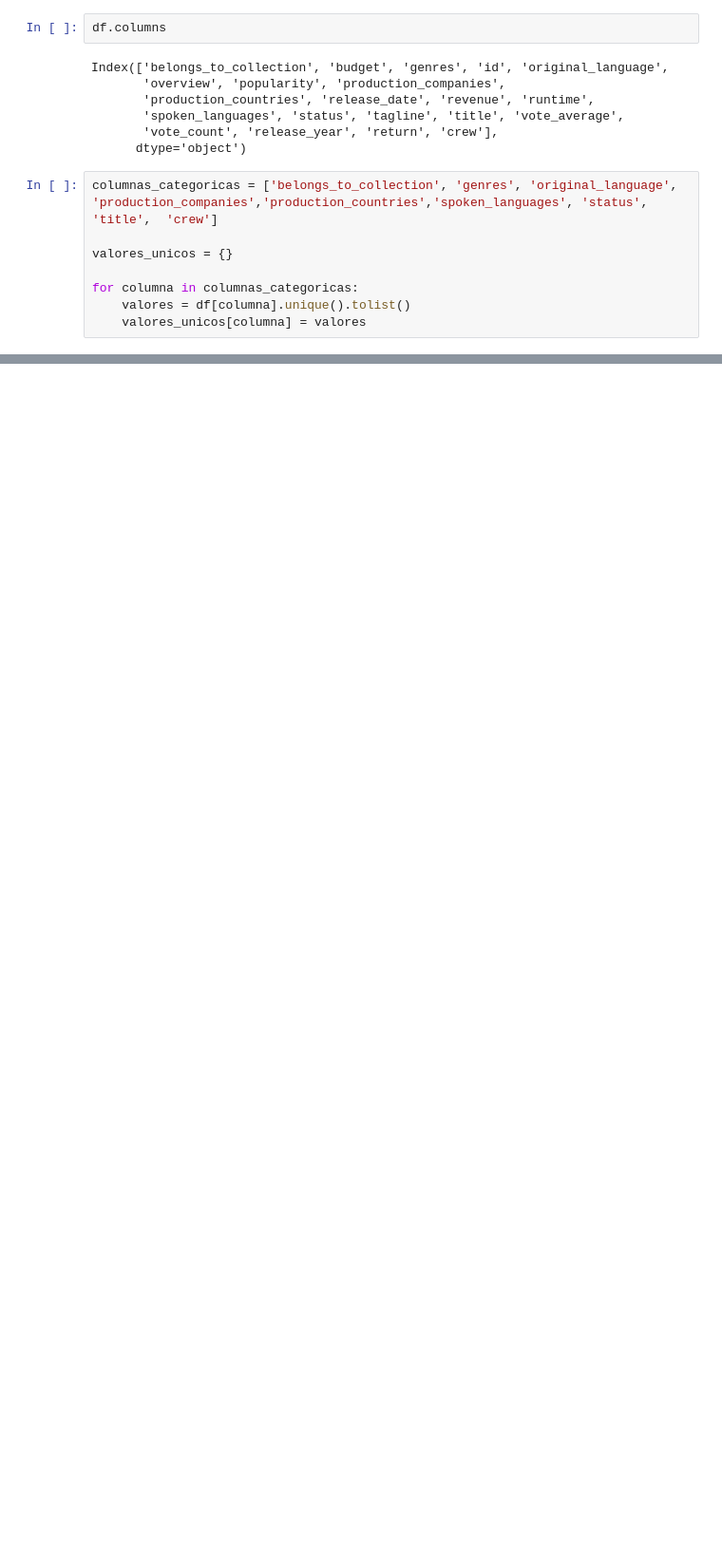
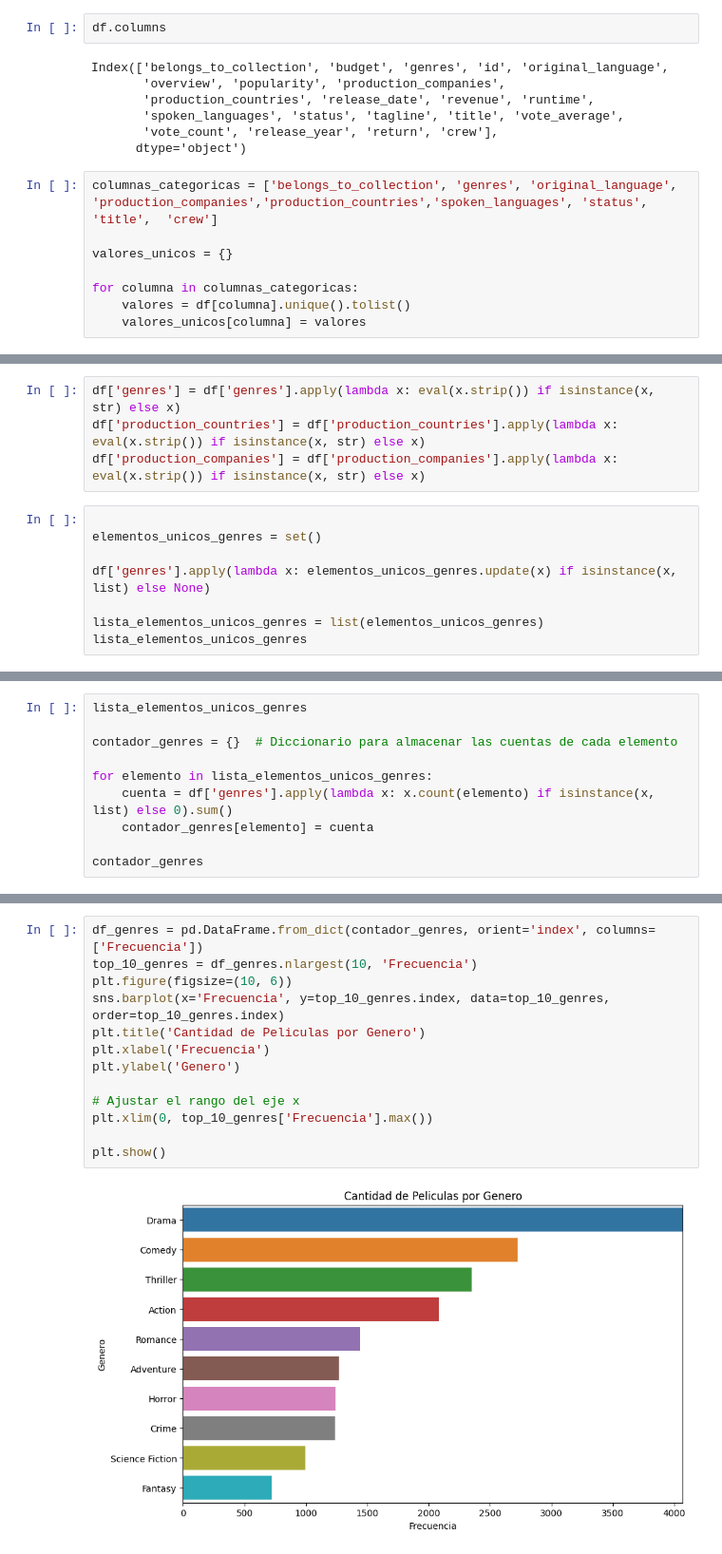
Before and after one commit to aseba10/Proyecto_Individual_1_Henry, a Jupyter notebook: EDA.ipynb, the cells around one changed output, grey strips where cells are left out. Shown at 95% size. Saved outputs shown, nothing was run; the diff lists cells and outputs as text; blank space fills up the shorter version.

```diff
--- a/EDA.ipynb
+++ b/EDA.ipynb
@@ -412,0 +379,12 @@ df.head()
+# %%
+df['genres'] = df['genres'].apply(lambda x: eval(x.strip()) if isinstance(x, str) else x)
+df['production_countries'] = df['production_countries'].apply(lambda x: eval(x.strip()) if isinstance(x, str) else x)
+df['production_companies'] = df['production_companies'].apply(lambda x: eval(x.strip()) if isinstance(x, str) else x)
+# %%
+
+elementos_unicos_genres = set()
+
+df['genres'].apply(lambda x: elementos_unicos_genres.update(x) if isinstance(x, list) else None)
+
+lista_elementos_unicos_genres = list(elementos_unicos_genres)
+lista_elementos_unicos_genres
@@ -412,0 +412,10 @@ df.head()
+# %%
+lista_elementos_unicos_genres
+
+contador_genres = {}  # Diccionario para almacenar las cuentas de cada elemento
+
+for elemento in lista_elementos_unicos_genres:
+    cuenta = df['genres'].apply(lambda x: x.count(elemento) if isinstance(x, list) else 0).sum()
+    contador_genres[elemento] = cuenta
+
+contador_genres
@@ -412,0 +475,15 @@ df.head()
+# %%
+df_genres = pd.DataFrame.from_dict(contador_genres, orient='index', columns=['Frecuencia'])
+top_10_genres = df_genres.nlargest(10, 'Frecuencia')
+plt.figure(figsize=(10, 6))
+sns.barplot(x='Frecuencia', y=top_10_genres.index, data=top_10_genres, order=top_10_genres.index)
+plt.title('Cantidad de Peliculas por Genero')
+plt.xlabel('Frecuencia')
+plt.ylabel('Genero')
+
+# Ajustar el rango del eje x
+plt.xlim(0, top_10_genres['Frecuencia'].max())
+
+plt.show()
+# %% [output]
+[figure, added]
```
Also changed, not shown: parts of 28 cells of this notebook, 2 other files.
